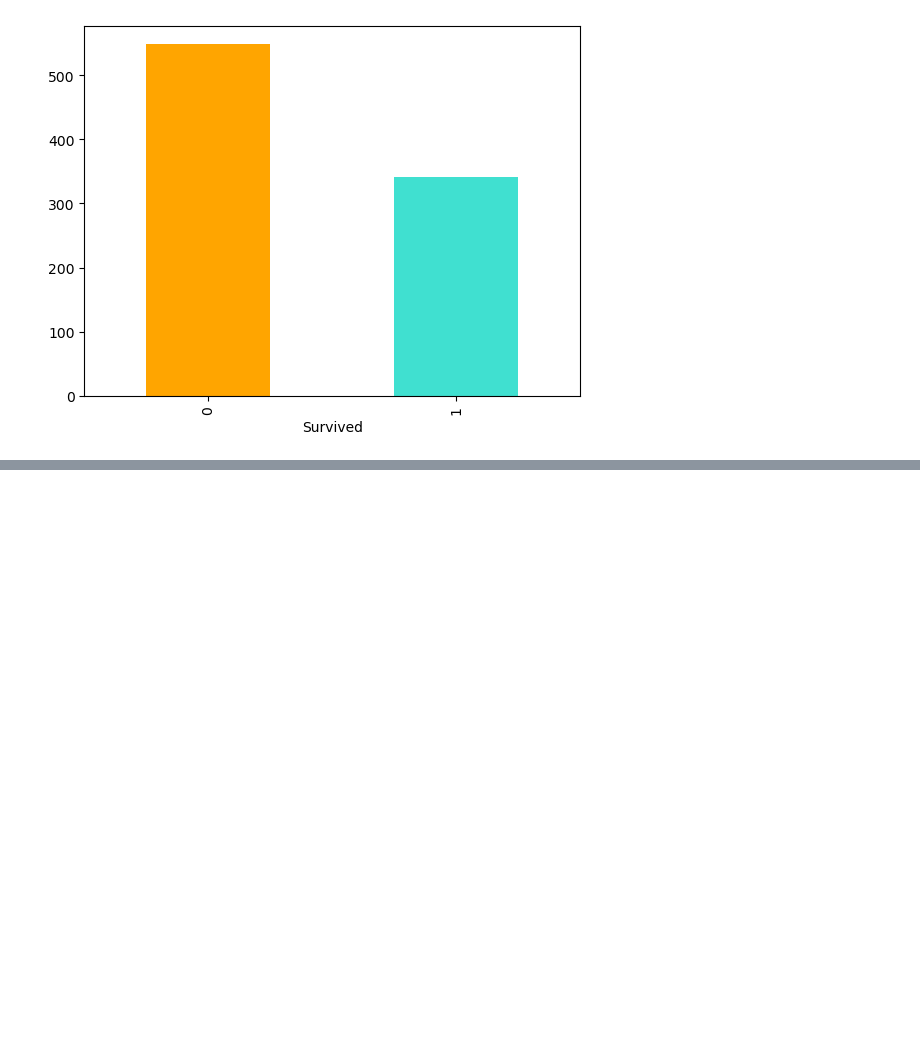
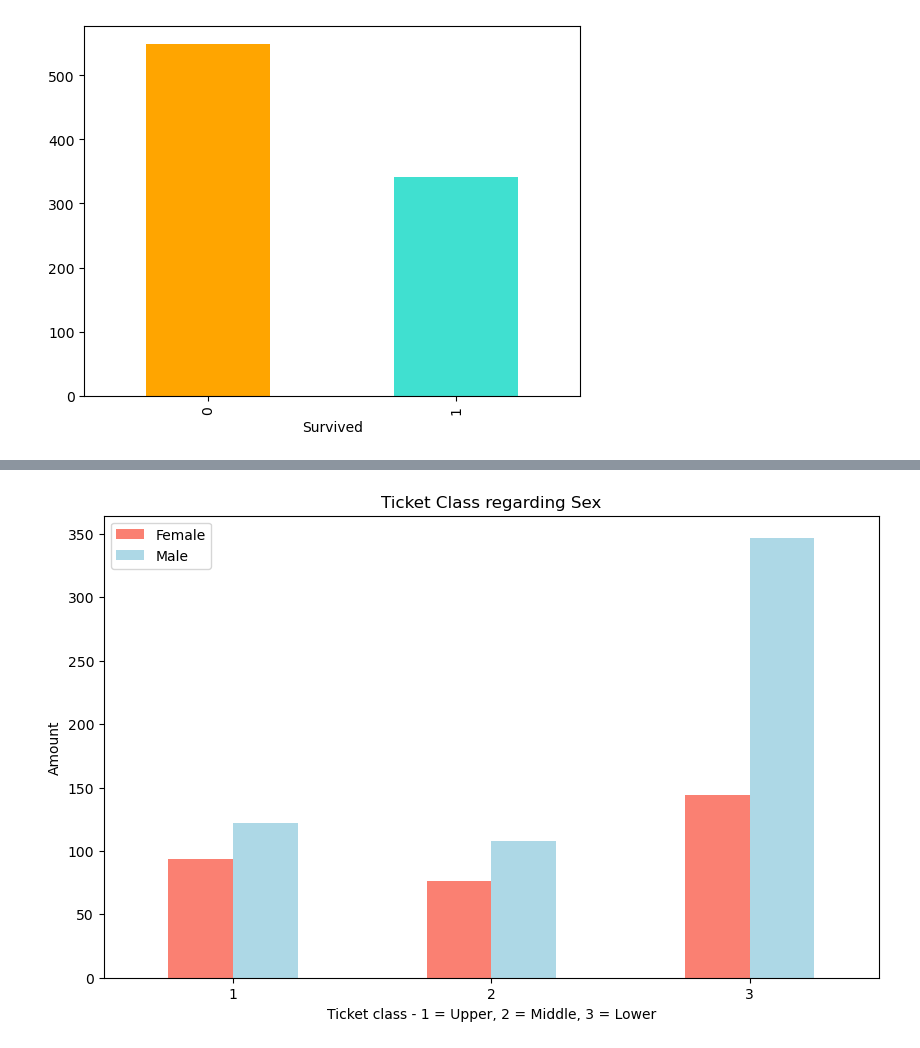
Before and after one commit to germgallardo/Titanic-Survival-Prediction, a Jupyter notebook: end-to-end-titanic.ipynb, the cells around one changed output, grey strips where cells are left out. Cells and saved outputs as stored; diff of their text form; code cells hidden in the pictures; blank space fills up the shorter version.

```diff
--- a/end-to-end-titanic.ipynb
+++ b/end-to-end-titanic.ipynb
@@ -193,0 +226,12 @@ ValueError: could not convert string to float: 'Braund, Mr. Owen Harris'
+# %%
+# Create a plot of crosstab
+pd.crosstab(train_data.Pclass, train_data.Sex).plot(kind="bar",
+                                                      figsize=(10, 6),
+                                                      color=["salmon", "lightblue"])
+plt.title("Ticket Class regarding Sex")
+plt.xlabel("Ticket class - 1 = Upper, 2 = Middle, 3 = Lower")
+plt.ylabel("Amount")
+plt.legend(["Female", "Male"])
+plt.xticks(rotation=0);    # to rotate the 0 and 1 indexs of the xlabel
+# %% [output]
+[figure, added]
```
Also changed, not shown: parts of 20 cells of this notebook.
